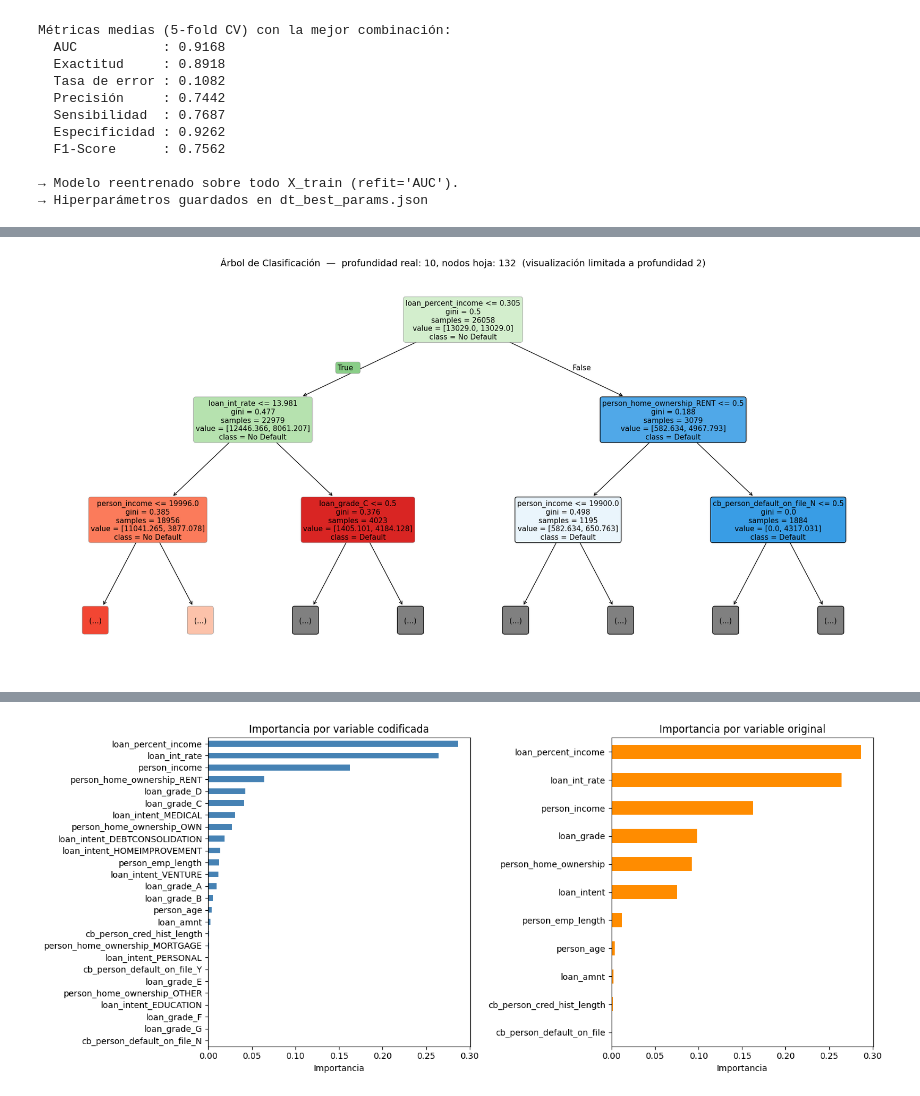
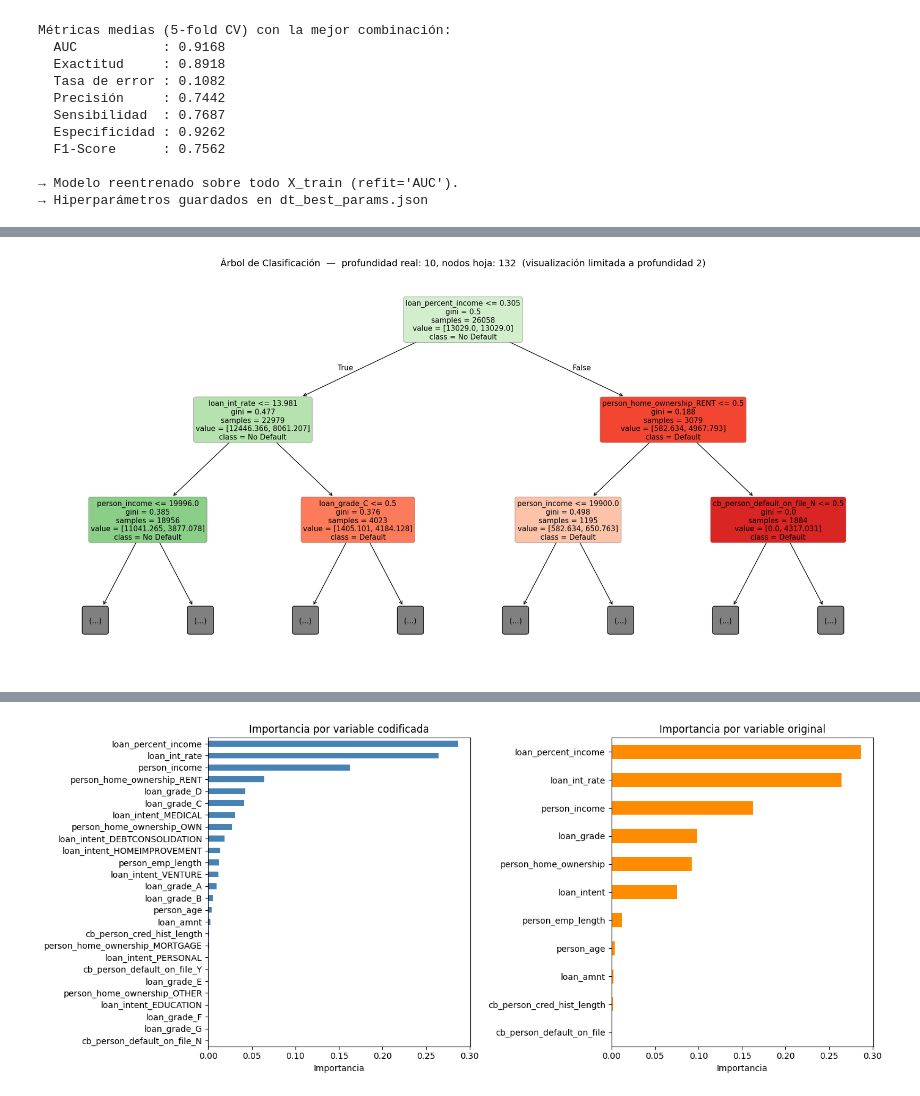
Before and after one commit to Ferovi3/TFG---Tecnicas-de-ensamblado-en-aprendizaje-automatico-supervisado, a Jupyter notebook: Credit Risk Dataset.ipynb, the cells around one changed output, grey strips where cells are left out. Cells and saved outputs as stored; diff of their text form; code cells hidden in the pictures.

```diff
--- a/Credit Risk Dataset.ipynb
+++ b/Credit Risk Dataset.ipynb
@@ -218,7 +218,7 @@ cat_pipeline_dt = Pipeline([
 
 # ColumnTransformers por modelo
 preprocessor_lr = ColumnTransformer([
-    ('num', num_pipeline_unscaled, num_cols),
+    ('num', num_pipeline_scaled, num_cols),
     ('cat', cat_pipeline_lr, cat_cols)
 ])
 preprocessor_knn = ColumnTransformer([
@@ -665,7 +536,7 @@ dt_pipe_fit = dt_grid.best_estimator_
 dt_model    = dt_pipe_fit.named_steps['classifier']
 dt_prep     = dt_pipe_fit.named_steps['preprocessor']
 
-ohe_dt = dt_prep.named_transformers_['cat'].named_steps['encoder']
+ohe_dt            = dt_prep.named_transformers_['cat'].named_steps['encoder']
 cat_feature_names = list(ohe_dt.get_feature_names_out(cat_cols))
 feature_names_dt  = num_cols + cat_feature_names
 
@@ -673,42 +544,56 @@ feature_names_dt  = num_cols + cat_feature_names
 fig, ax = plt.subplots(figsize=(18, 9))
 artists = plot_tree(
     dt_model,
     feature_names=feature_names_dt,
     class_names=['No Default', 'Default'],
     filled=True, rounded=True, fontsize=11,
     max_depth=2, ax=ax
 )
 
-# Recorrido DFS preorden hasta profundidad 2 (mismo orden que dibuja plot_tree)
+# Recorrido DFS en preorden hasta profundidad 2 (mismo orden que dibuja plot_tree)
 tree_ = dt_model.tree_
 orden = []
 def _dfs(n, d, max_d=2):
     orden.append(n)
     if d >= max_d or tree_.children_left[n] == tree_.children_right[n]:
         return
     _dfs(tree_.children_left[n],  d + 1, max_d)
     _dfs(tree_.children_right[n], d + 1, max_d)
 _dfs(0, 0)
 
-# Recoloreado: verde (No Default) ↔ rojo (Default), intensidad ∝ pureza
-for ann, n in zip(artists, orden):
-    p_def = tree_.value[n][0][1] / tree_.value[n][0].sum()
-    if p_def >= 0.5:
-        color = plt.cm.Reds(0.2 + 0.5 * (2 * (p_def - 0.5)))
-    else:
-        color = plt.cm.Greens(0.2 + 0.5 * (2 * (0.5 - p_def)))
+# Recoloreado: verde si la clase mayoritaria es Y=0 (No Default), rojo si es Y=1 (Default),
+# con intensidad proporcional a la pureza del nodo.
+#
+# Notas:
+#   · plot_tree devuelve, además de los nodos reales hasta profundidad 2, los marcadores
+#     "(...)" de las ramas podadas y las etiquetas "True"/"False" de las aristas; los
+#     filtramos para que el zip con 'orden' empareje correctamente.
+#   · Como el árbol se entrenó con class_weight='balanced', tree_.value almacena conteos
+#     ponderados; usar argmax garantiza que el color coincida con la clase escrita en el
+#     recuadro por plot_tree.
+real_artists = [a for a in artists if 'samples' in a.get_text()]
+
+for ann, n in zip(real_artists, orden):
+    valores     = tree_.value[n][0]              # conteos (ponderados) por clase
+    clase_mayor = int(valores.argmax())          # 0 = No Default, 1 = Default
+    pureza      = valores.max() / valores.sum()  # ∈ [0.5, 1]
+    intensidad  = 0.2 + (pureza - 0.5)           # mapea [0.5, 1] → [0.2, 0.7]
+
+    cmap  = plt.cm.Reds if clase_mayor == 1 else plt.cm.Greens
+    color = cmap(intensidad)
+
     ann.set_bbox(dict(boxstyle='round,pad=0.3',
                       facecolor=color, edgecolor='gray', linewidth=0.5))
 
 ax.set_title(
     f'Árbol de Clasificación  —  profundidad real: {dt_model.get_depth()}, '
     f'nodos hoja: {dt_model.get_n_leaves()}  (visualización limitada a profundidad 2)',
     fontsize=14
 )
 plt.tight_layout()
 plt.show()
 # %% [output]
-[figure, old version]
+[figure, new version]
 # %% [markdown]
 #### Importancia de las variables predictoras
 
```
Also changed, not shown: parts of 13 cells of this notebook.
